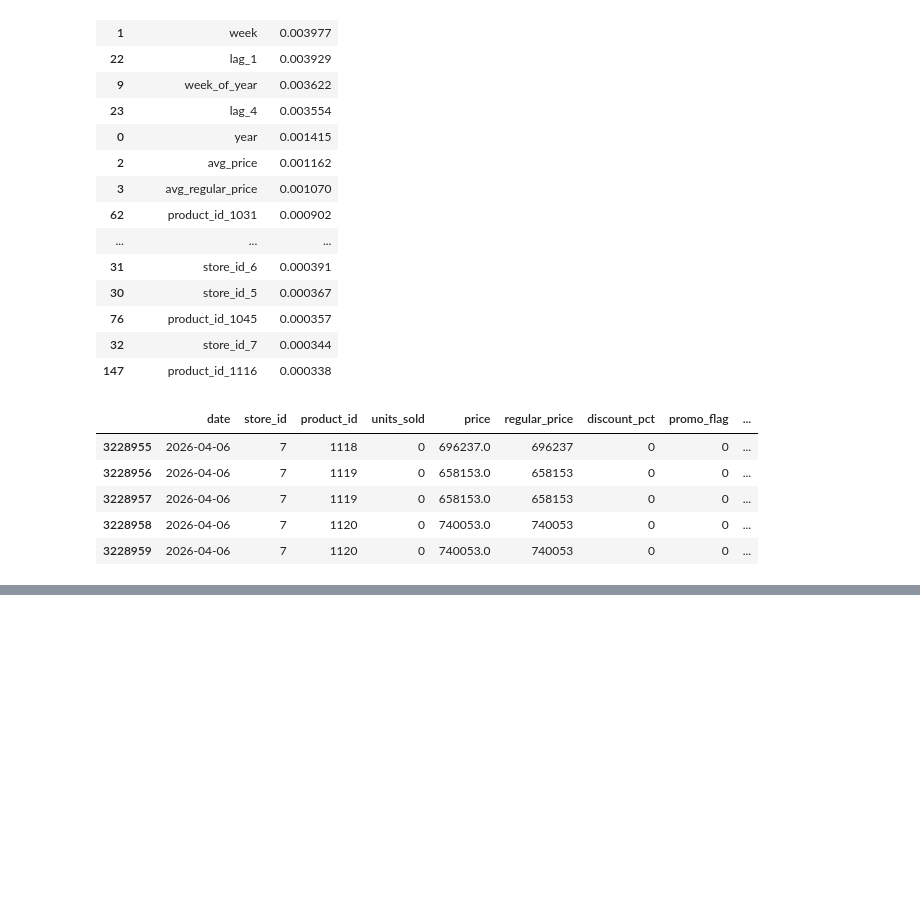
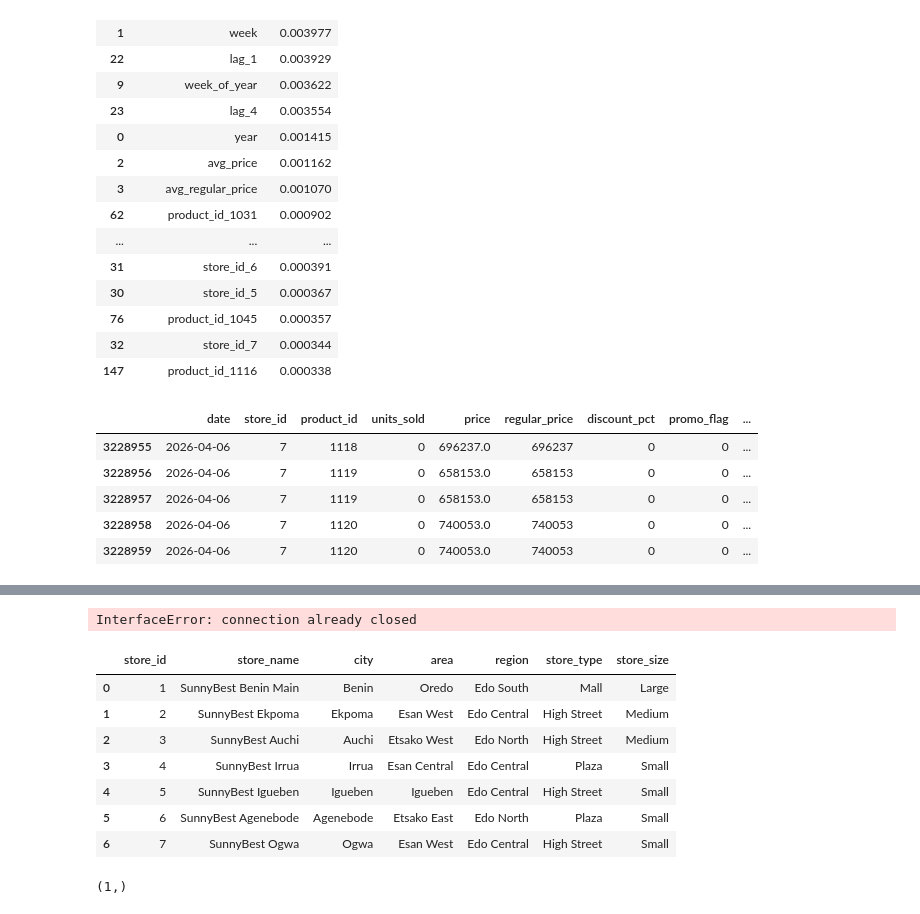
Before and after one commit to SunnyX-AI/ai-powered-sales-forecasting, a Jupyter notebook: notebooks/00_experiments.ipynb, the cells around one changed output, grey strips where cells are left out. Cells and saved outputs as stored; diff of their text form; code cells hidden in the pictures; blank space fills up the shorter version.

```diff
--- a/notebooks/00_experiments.ipynb
+++ b/notebooks/00_experiments.ipynb
@@ -2334,0 +2407,16 @@ df.tail()
+# %%
+import psycopg2
+import pandas as pd
+
+conn = psycopg2.connect(
+    host="aws-1-eu-central-1.pooler.supabase.com",
+    port=6543,
+    database="postgres",
+    user="postgres.ogkdfmkybqtrsglcizzt",
+    password="Bonabosssfs01"  # 👈 add your password
+)
+
+query = "SELECT * FROM core.fact_inventory"
+df = pd.read_sql(query, conn)
+
+df.head()
@@ -2334,0 +2430,37 @@ df.tail()
+# %%
+query = "SELECT * FROM core.dim_stores"
+df = pd.read_sql(query, conn)
+# %% [output]
+InterfaceError: connection already closed
+# %%
+df
+# %% [output]
+|  | store_id | store_name | city | area | region | store_type | store_size |
+| 0 | 1 | SunnyBest Benin Main | Benin | Oredo | Edo South | Mall | Large |
+| 1 | 2 | SunnyBest Ekpoma | Ekpoma | Esan West | Edo Central | High Street | Medium |
+| 2 | 3 | SunnyBest Auchi | Auchi | Etsako West | Edo North | High Street | Medium |
+| 3 | 4 | SunnyBest Irrua | Irrua | Esan Central | Edo Central | Plaza | Small |
+| 4 | 5 | SunnyBest Igueben | Igueben | Igueben | Edo Central | High Street | Small |
+| 5 | 6 | SunnyBest Agenebode | Agenebode | Etsako East | Edo North | Plaza | Small |
+| 6 | 7 | SunnyBest Ogwa | Ogwa | Esan West | Edo Central | High Street | Small |
+# %%
+import pandas as pd
+from sqlalchemy import create_engine, text
+from urllib.parse import quote_plus
+
+host = "aws-1-eu-central-1.pooler.supabase.com"
+port = 5432
+database = "postgres"
+user = "postgres.ogkdfmkybqtrsglcizzt"
+password = quote_plus("Bonabosssfs01")
+
+engine = create_engine(
+    f"postgresql+psycopg2://{user}:{password}@{host}:{port}/{database}",
+    pool_pre_ping=True
+)
+
+with engine.connect() as conn:
+    result = conn.execute(text("SELECT 1"))
+    print(result.fetchone())
+# %% [output]
+(1,)
```
Also changed, not shown: parts of 6 cells of this notebook, 1 other file.
